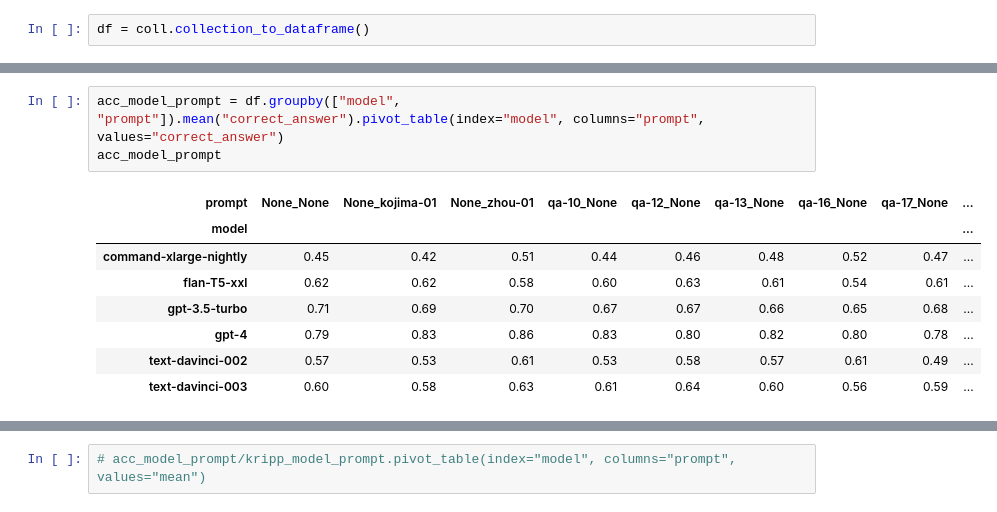
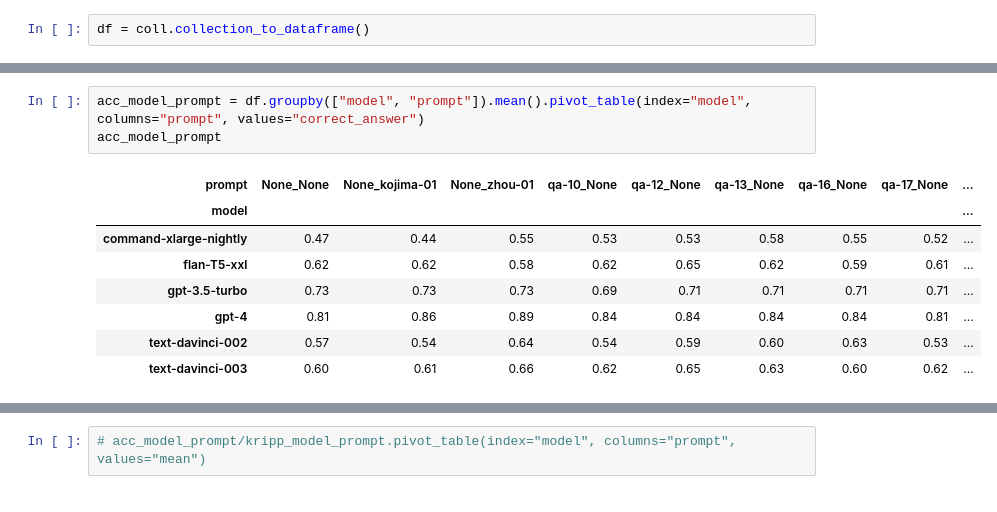
Before and after one commit to OpenBioLink/ThoughtSource, a Jupyter notebook: notebooks/internal_documentation/konstantin_saves/dataset_as_dataframe.ipynb, the cells around one changed output, grey strips where cells are left out. Drawn from its saved outputs; the diff is of its cells as text.

```diff
--- a/notebooks/internal_documentation/konstantin_saves/dataset_as_dataframe.ipynb
+++ b/notebooks/internal_documentation/konstantin_saves/dataset_as_dataframe.ipynb
@@ -28,12 +80,12 @@ df.head(1)
 # %%
-acc_model_prompt = df.groupby(["model", "prompt"]).mean("correct_answer").pivot_table(index="model", columns="prompt", values="correct_answer")
+acc_model_prompt = df.groupby(["model", "prompt"]).mean().pivot_table(index="model", columns="prompt", values="correct_answer")
 acc_model_prompt
 # %% [output]
 | prompt | None_None | None_kojima-01 | None_zhou-01 | qa-10_None | qa-12_None | qa-13_None | qa-16_None | qa-17_None | ... |
 | model |  |  |  |  |  |  |  |  | ... |
-| command-xlarge-nightly | 0.45 | 0.42 | 0.51 | 0.44 | 0.46 | 0.48 | 0.52 | 0.47 | ... |
-| flan-T5-xxl | 0.62 | 0.62 | 0.58 | 0.60 | 0.63 | 0.61 | 0.54 | 0.61 | ... |
-| gpt-3.5-turbo | 0.71 | 0.69 | 0.70 | 0.67 | 0.67 | 0.66 | 0.65 | 0.68 | ... |
-| gpt-4 | 0.79 | 0.83 | 0.86 | 0.83 | 0.80 | 0.82 | 0.80 | 0.78 | ... |
-| text-davinci-002 | 0.57 | 0.53 | 0.61 | 0.53 | 0.58 | 0.57 | 0.61 | 0.49 | ... |
-| text-davinci-003 | 0.60 | 0.58 | 0.63 | 0.61 | 0.64 | 0.60 | 0.56 | 0.59 | ... |
+| command-xlarge-nightly | 0.47 | 0.44 | 0.55 | 0.53 | 0.53 | 0.58 | 0.55 | 0.52 | ... |
+| flan-T5-xxl | 0.62 | 0.62 | 0.58 | 0.62 | 0.65 | 0.62 | 0.59 | 0.61 | ... |
+| gpt-3.5-turbo | 0.73 | 0.73 | 0.73 | 0.69 | 0.71 | 0.71 | 0.71 | 0.71 | ... |
+| gpt-4 | 0.81 | 0.86 | 0.89 | 0.84 | 0.84 | 0.84 | 0.84 | 0.81 | ... |
+| text-davinci-002 | 0.57 | 0.54 | 0.64 | 0.54 | 0.59 | 0.60 | 0.63 | 0.53 | ... |
+| text-davinci-003 | 0.60 | 0.61 | 0.66 | 0.62 | 0.65 | 0.63 | 0.60 | 0.62 | ... |
```
Also changed, not shown: parts of 51 cells of this notebook.
